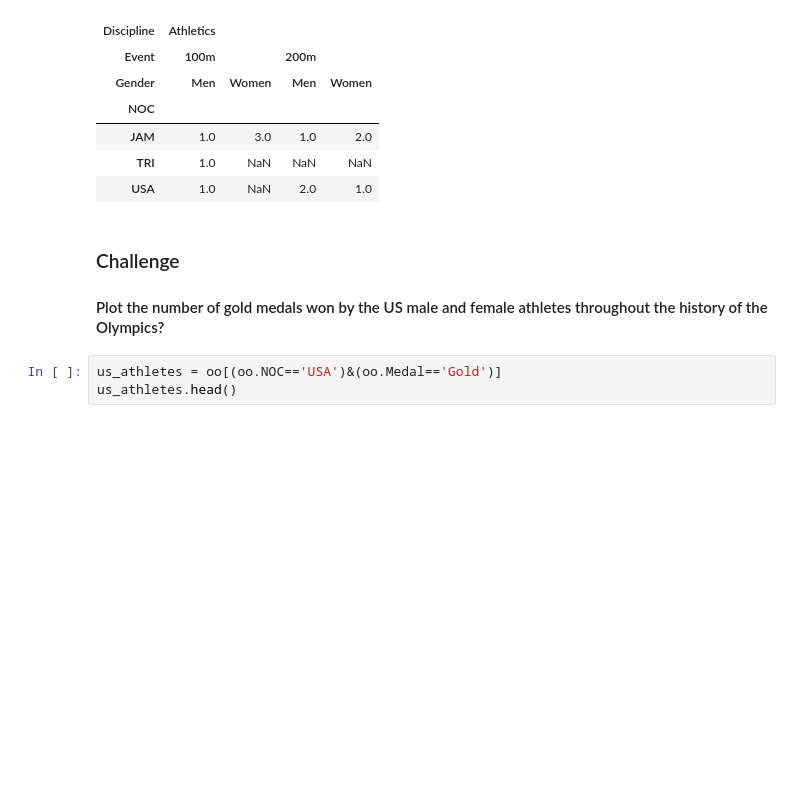
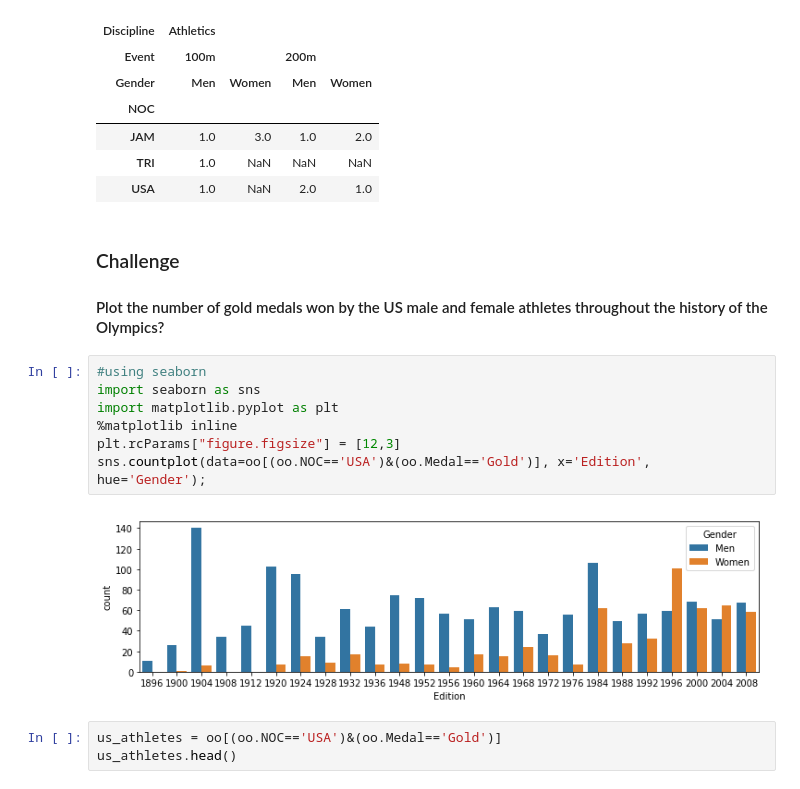
Before and after one commit to surya-durgaputra/PythonBasics, a Jupyter notebook: Pandas/PandasFocused/07-Reshaping.ipynb, the cells around one changed output. Saved outputs shown, nothing was run; the diff lists cells and outputs as text; blank space fills up the shorter version.

```diff
--- a/Pandas/PandasFocused/07-Reshaping.ipynb
+++ b/Pandas/PandasFocused/07-Reshaping.ipynb
@@ -156,6 +156,15 @@ frame.unstack('Gender')
 # %% [markdown]
 ### Challenge
 #### Plot the number of gold medals won by the US male and female athletes throughout the history of the Olympics?
+# %%
+#using seaborn
+import seaborn as sns
+import matplotlib.pyplot as plt
+%matplotlib inline
+plt.rcParams["figure.figsize"] = [12,3]
+sns.countplot(data=oo[(oo.NOC=='USA')&(oo.Medal=='Gold')], x='Edition', hue='Gender');
+# %% [output]
+[figure, added]
 # %%
 us_athletes = oo[(oo.NOC=='USA')&(oo.Medal=='Gold')]
 us_athletes.head()
```
Also changed, not shown: parts of 2 cells of this notebook, 1 other file.
